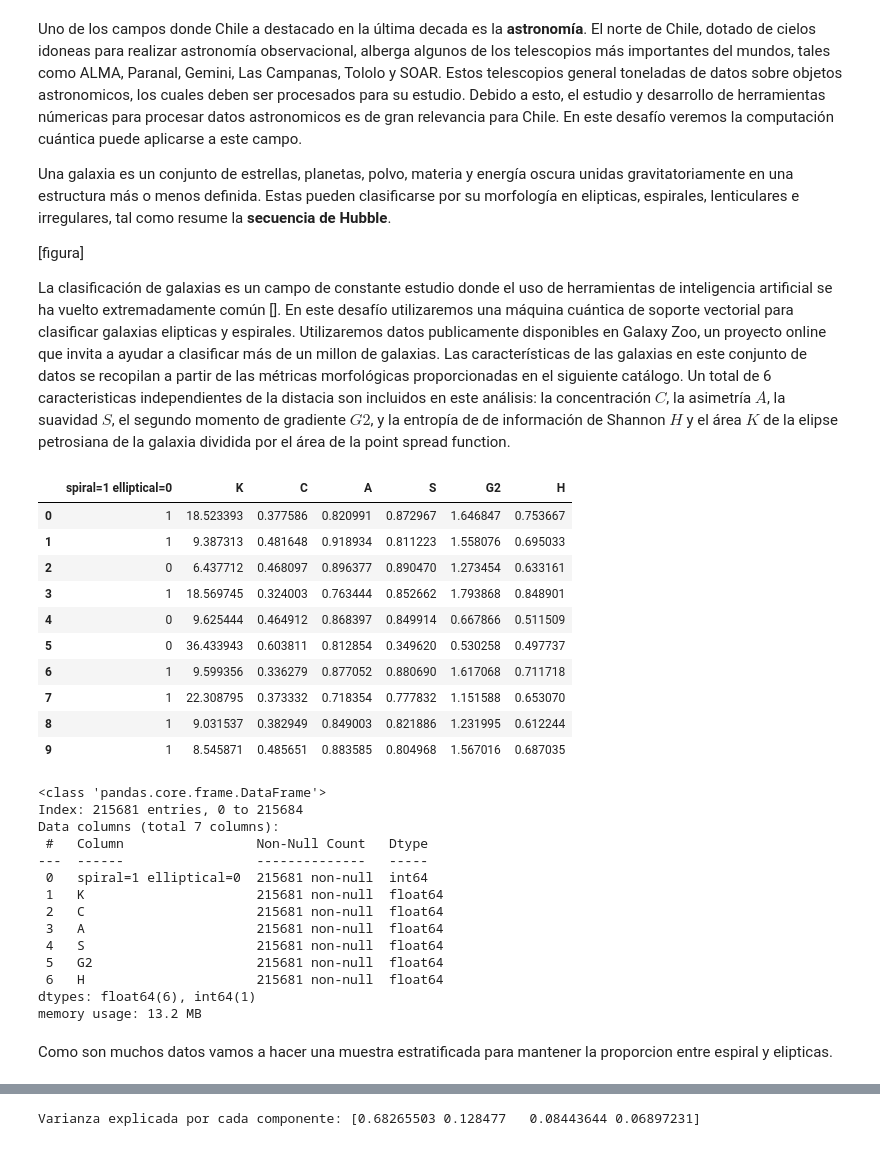
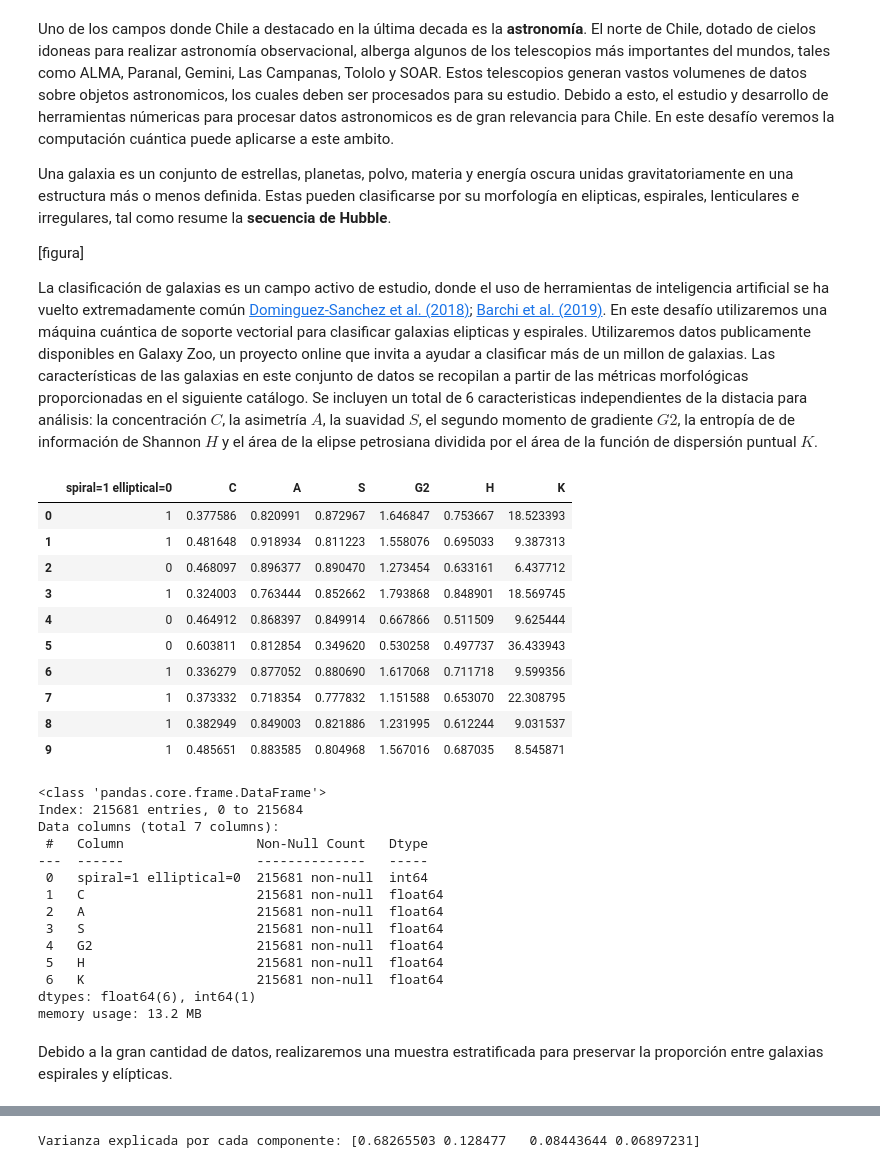
Before and after one commit to LucianoPereiraValenzuela/ECC_2025_testing, a Jupyter notebook: ECC2025/desafio_7_clasificador_cuántico_para_morfología_de_galaxias.ipynb, the cells around one changed output, grey strips where cells are left out. Cells and saved outputs as stored; diff of their text form; code cells hidden in the pictures.

Commit message:
Update desafio_7_clasificador_cuántico_para_morfología_de_galaxias.ipynb
pequeñas correcciones al texto yu agregre 2 link de referencias el de sanches y el de barchi

```diff
--- a/ECC2025/desafio_7_clasificador_cuántico_para_morfología_de_galaxias.ipynb
+++ b/ECC2025/desafio_7_clasificador_cuántico_para_morfología_de_galaxias.ipynb
@@ -32,30 +32,30 @@ from sklearn.metrics import accuracy_score, confusion_matrix, ConfusionMatrixDis
 from sklearn.preprocessing import MinMaxScaler
 from sklearn.decomposition import PCA
 # %% [markdown]
-Uno de los campos donde Chile a destacado en la última decada es la __astronomía__. El norte de Chile, dotado de cielos idoneas para realizar astronomía observacional, alberga algunos de los telescopios más importantes del mundos, tales como ALMA, Paranal, Gemini, Las Campanas, Tololo y SOAR. Estos telescopios general toneladas de datos sobre objetos astronomicos, los cuales deben ser procesados para su estudio. Debido a esto, el estudio y desarrollo de herramientas númericas para procesar datos astronomicos es de gran relevancia para Chile. En este desafío veremos la computación cuántica puede aplicarse a este campo.
+Uno de los campos donde Chile a destacado en la última decada es la __astronomía__. El norte de Chile, dotado de cielos idoneas para realizar astronomía observacional, alberga algunos de los telescopios más importantes del mundos, tales como ALMA, Paranal, Gemini, Las Campanas, Tololo y SOAR. Estos telescopios generan vastos volumenes de datos sobre objetos astronomicos, los cuales deben ser procesados para su estudio. Debido a esto, el estudio y desarrollo de herramientas númericas para procesar datos astronomicos es de gran relevancia para Chile. En este desafío veremos la computación cuántica puede aplicarse a este ambito.
 
 Una galaxia es un conjunto de estrellas, planetas, polvo, materia y energía oscura unidas gravitatoriamente en una estructura más o menos definida. Estas pueden clasificarse por su morfología en elipticas, espirales, lenticulares e irregulares, tal como resume la __secuencia de Hubble__.
 
 [figura]
 
-La clasificación de galaxias es un campo de constante estudio donde el uso de herramientas de inteligencia artificial se ha vuelto extremadamente común []. En este desafío utilizaremos una máquina cuántica de soporte vectorial para clasificar galaxias elipticas y espirales. Utilizaremos datos publicamente disponibles en Galaxy Zoo, un proyecto online que invita a ayudar a clasificar más de un millon de galaxias. Las características de las galaxias en este conjunto de datos se recopilan a partir de las métricas morfológicas proporcionadas en el siguiente catálogo. Un total de 6 caracteristicas independientes de la distacia son incluidos en este análisis: la concentración $C$, la asimetría $A$, la suavidad $S$, el segundo momento de gradiente $G2$, y la entropía de de información de Shannon $H$ y el área $K$ de la elipse petrosiana de la galaxia dividida por el área de la point spread function.
+La clasificación de galaxias es un campo activo de estudio, donde el uso de herramientas de inteligencia artificial se ha vuelto extremadamente común [Dominguez-Sanchez et al. (2018)](https://academic.oup.com/mnras/article/476/3/3661/4848300); [Barchi et al. (2019)](https://www.sciencedirect.com/science/article/abs/pii/S2213133719300757?via%3Dihub). En este desafío utilizaremos una máquina cuántica de soporte vectorial para clasificar galaxias elipticas y espirales. Utilizaremos datos publicamente disponibles en Galaxy Zoo, un proyecto online que invita a ayudar a clasificar más de un millon de galaxias. Las características de las galaxias en este conjunto de datos se recopilan a partir de las métricas morfológicas proporcionadas en el siguiente catálogo. Se incluyen un total de 6 caracteristicas independientes de la distacia para análisis: la concentración $C$, la asimetría $A$, la suavidad $S$, el segundo momento de gradiente $G2$, la entropía de de información de Shannon $H$ y el área de la elipse petrosiana dividida por el área de la función de dispersión puntual $K$.
 # %%
 data = pd.read_csv("galaxia_mod.csv",  low_memory=False )
-data = data[['spiral=1 elliptical=0','K','C','A','S','G2', 'H']]
+data = data[['spiral=1 elliptical=0','C','A','S','G2', 'H', 'K']]
 data = data.drop_duplicates() # Eliminar Duplicados
 data.head(10)
 # %% [output]
-|  | spiral=1 elliptical=0 | K | C | A | S | G2 | H |
-| 0 | 1 | 18.523393 | 0.377586 | 0.820991 | 0.872967 | 1.646847 | 0.753667 |
-| 1 | 1 | 9.387313 | 0.481648 | 0.918934 | 0.811223 | 1.558076 | 0.695033 |
-| 2 | 0 | 6.437712 | 0.468097 | 0.896377 | 0.890470 | 1.273454 | 0.633161 |
-| 3 | 1 | 18.569745 | 0.324003 | 0.763444 | 0.852662 | 1.793868 | 0.848901 |
-| 4 | 0 | 9.625444 | 0.464912 | 0.868397 | 0.849914 | 0.667866 | 0.511509 |
-| 5 | 0 | 36.433943 | 0.603811 | 0.812854 | 0.349620 | 0.530258 | 0.497737 |
-| 6 | 1 | 9.599356 | 0.336279 | 0.877052 | 0.880690 | 1.617068 | 0.711718 |
-| 7 | 1 | 22.308795 | 0.373332 | 0.718354 | 0.777832 | 1.151588 | 0.653070 |
-| 8 | 1 | 9.031537 | 0.382949 | 0.849003 | 0.821886 | 1.231995 | 0.612244 |
-| 9 | 1 | 8.545871 | 0.485651 | 0.883585 | 0.804968 | 1.567016 | 0.687035 |
+|  | spiral=1 elliptical=0 | C | A | S | G2 | H | K |
+| 0 | 1 | 0.377586 | 0.820991 | 0.872967 | 1.646847 | 0.753667 | 18.523393 |
+| 1 | 1 | 0.481648 | 0.918934 | 0.811223 | 1.558076 | 0.695033 | 9.387313 |
+| 2 | 0 | 0.468097 | 0.896377 | 0.890470 | 1.273454 | 0.633161 | 6.437712 |
+| 3 | 1 | 0.324003 | 0.763444 | 0.852662 | 1.793868 | 0.848901 | 18.569745 |
+| 4 | 0 | 0.464912 | 0.868397 | 0.849914 | 0.667866 | 0.511509 | 9.625444 |
+| 5 | 0 | 0.603811 | 0.812854 | 0.349620 | 0.530258 | 0.497737 | 36.433943 |
+| 6 | 1 | 0.336279 | 0.877052 | 0.880690 | 1.617068 | 0.711718 | 9.599356 |
+| 7 | 1 | 0.373332 | 0.718354 | 0.777832 | 1.151588 | 0.653070 | 22.308795 |
+| 8 | 1 | 0.382949 | 0.849003 | 0.821886 | 1.231995 | 0.612244 | 9.031537 |
+| 9 | 1 | 0.485651 | 0.883585 | 0.804968 | 1.567016 | 0.687035 | 8.545871 |
 # %%
 data.info()
 # %% [output]
@@ -65,16 +65,16 @@ Data columns (total 7 columns):
  #   Column                 Non-Null Count   Dtype
 ---  ------                 --------------   -----
  0   spiral=1 elliptical=0  215681 non-null  int64
- 1   K                      215681 non-null  float64
- 2   C                      215681 non-null  float64
- 3   A                      215681 non-null  float64
- 4   S                      215681 non-null  float64
- 5   G2                     215681 non-null  float64
- 6   H                      215681 non-null  float64
+ 1   C                      215681 non-null  float64
+ 2   A                      215681 non-null  float64
+ 3   S                      215681 non-null  float64
+ 4   G2                     215681 non-null  float64
+ 5   H                      215681 non-null  float64
+ 6   K                      215681 non-null  float64
 dtypes: float64(6), int64(1)
 memory usage: 13.2 MB
-# %% [markdown]
-Como son muchos datos vamos a hacer una muestra estratificada para mantener la proporcion entre espiral y elipticas.
+# %% [markdown]
+Debido a la gran cantidad de datos, realizaremos una muestra estratificada para preservar la proporción entre galaxias espirales y elípticas.
 # %%
 # Tamaño de la muestra: 0.1% del dataset
 sample_size = 0.001
```
Also changed, not shown: parts of 8 cells of this notebook.
